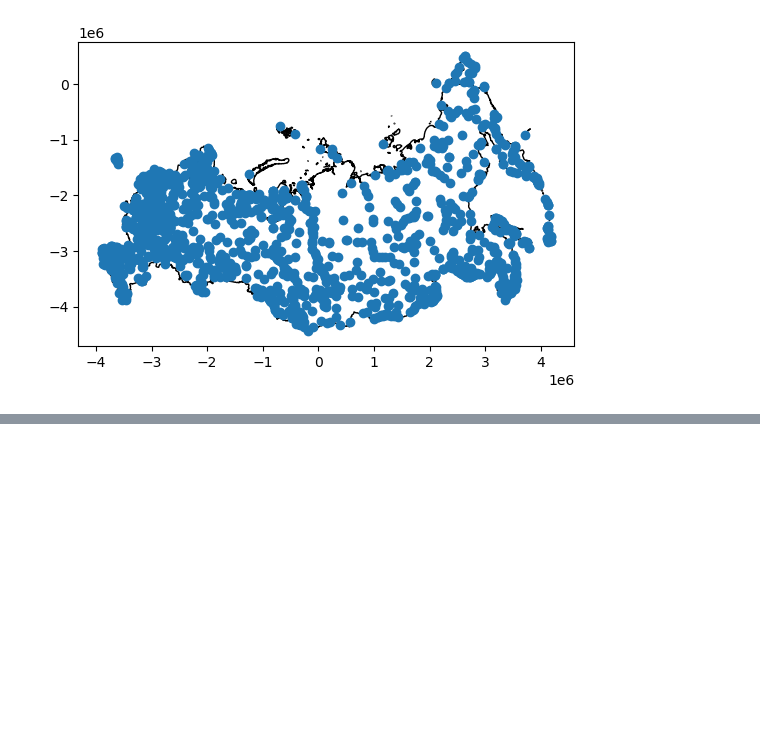
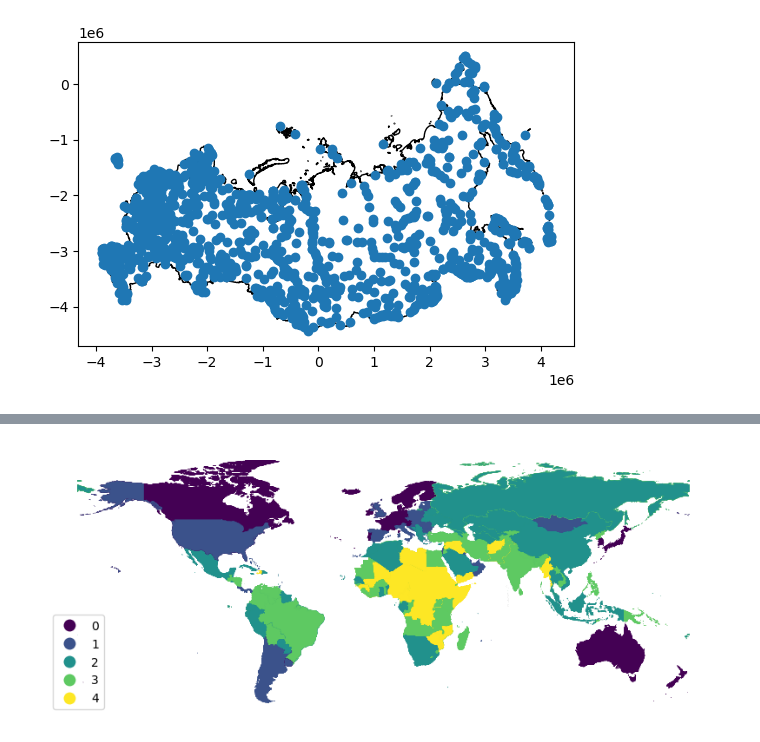
Before and after one commit to HG3-SOC/week2_spatial, a Jupyter notebook: data.ipynb, the cells around one changed output, grey strips where cells are left out. Cells and saved outputs as stored; diff of their text form; code cells hidden in the pictures; blank space fills up the shorter version.

```diff
--- a/data.ipynb
+++ b/data.ipynb
@@ -296,0 +527,4 @@ countries
+# %%
+theMapAndData.loc[:,'Total_ei5'] = ei5.yb
+theMapAndData.loc[:,'Total_fj5'] = fj5.yb
+theMapAndData.loc[:,'Total_jc5'] = jc5.yb
@@ -296,0 +541,5 @@ countries
+# %%
+indexList=['Total_ei5','Total_fj5','Total_jc5']
+aggregator={'Total_mnmx': ['mean']}
+
+pd.concat([theMapAndData[['Total_mnmx',col]].groupby(col,as_index=False).agg(aggregator) for col in indexList],axis=1)
@@ -296,0 +574,5 @@ countries
+# %%
+newColNames=[ name+"_cat" for name in indexList]
+
+theMapAndData[newColNames]=theMapAndData.loc[:,indexList]
+theMapAndData.head()
@@ -296,0 +587,6 @@ countries
+# %%
+newLabelsForLevels={0:"0_Great", 1:"1_Good", 2:"2_Middle", 3:"3_Bad", 4:"4_Poor"}
+
+theMapAndData[newColNames]=theMapAndData.loc[:,newColNames].replace(newLabelsForLevels)
+theMapAndData.drop(columns=['Country'],inplace=True)
+theMapAndData
@@ -296,0 +607,18 @@ countries
+# %%
+import matplotlib.pyplot as plt
+
+f, ax = plt.subplots(1, figsize=(10, 10))
+theMapAndData.plot(column='Total_ei5',
+                   cmap='viridis',
+                   categorical=True,
+                   edgecolor='white',
+                   linewidth=0.,
+                   alpha=1,
+                   legend=True,
+                   legend_kwds={'loc':"lower left"},
+        ax=ax
+       )
+
+ax.set_axis_off()
+# %% [output]
+[figure, added]
```
Also changed, not shown: parts of 34 cells of this notebook, 6 other files.
